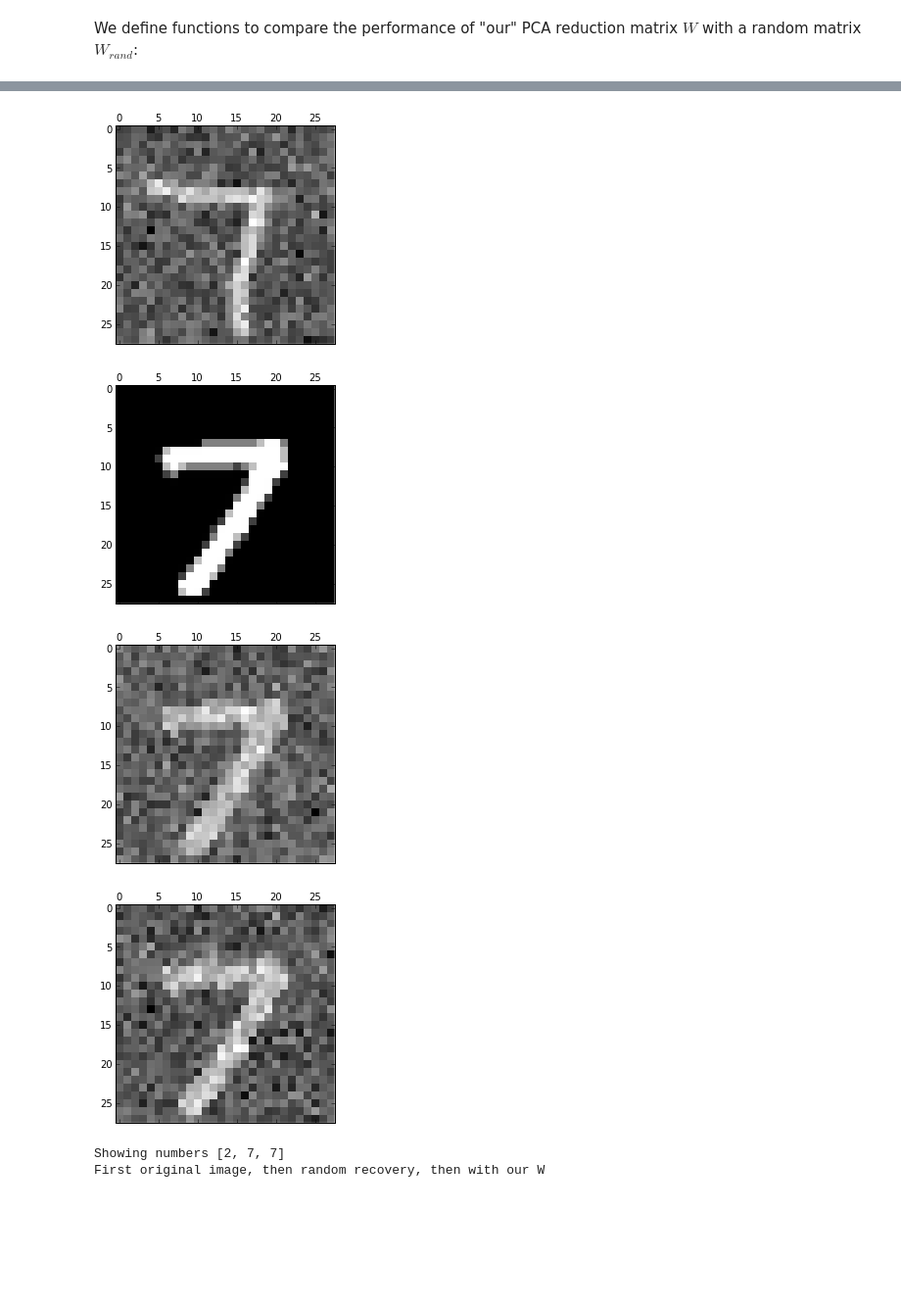
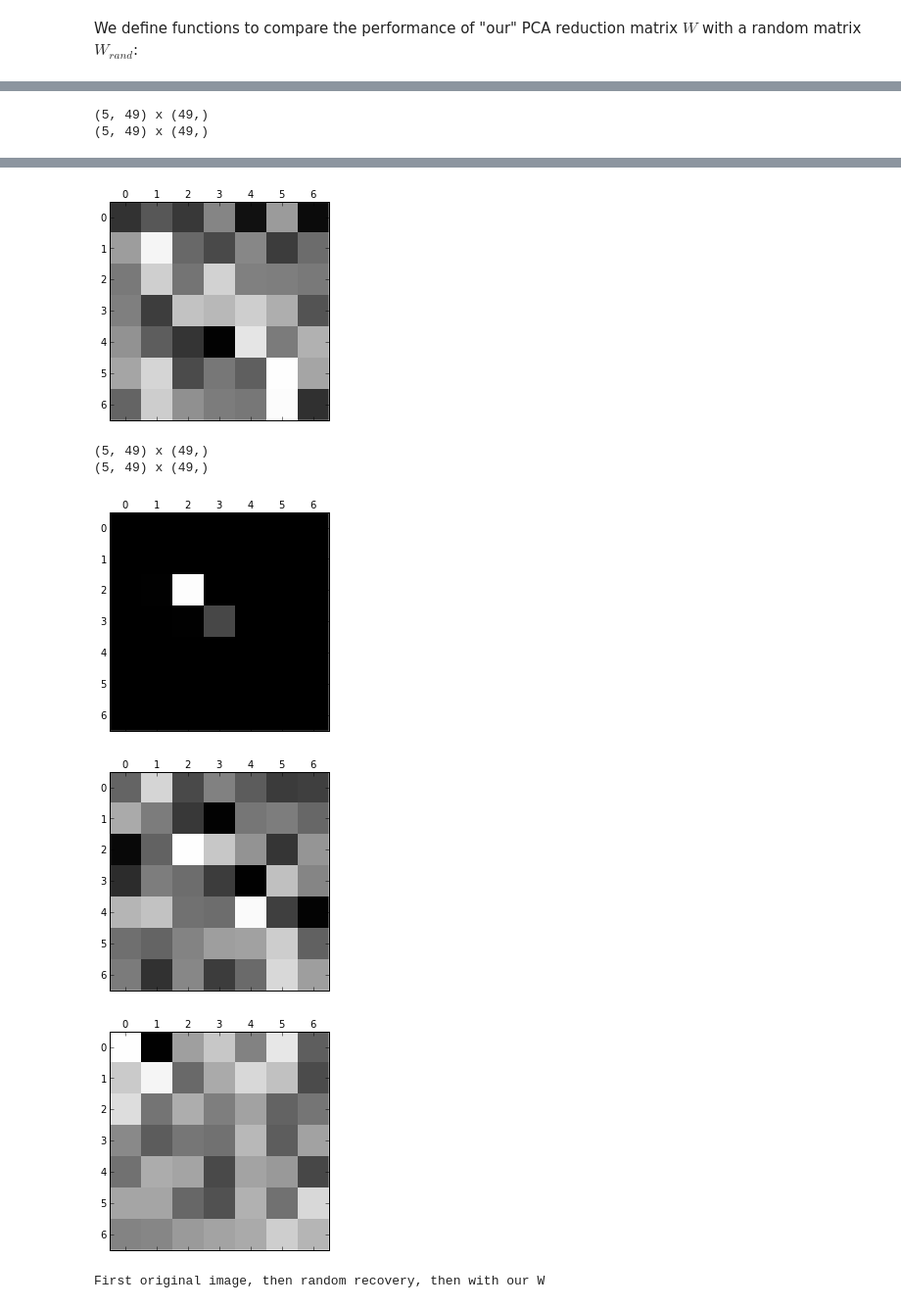
Before and after one commit to stablum/mlpm, a Jupyter notebook: 3/lab03_Belle_Mennes_Stablum.ipynb, the cells around one changed output, grey strips where cells are left out. Shown at 98% size. Saved outputs shown, nothing was run; the diff lists cells and outputs as text; code cells hidden in the pictures; blank space fills up the shorter version.

```diff
--- a/3/lab03_Belle_Mennes_Stablum.ipynb
+++ b/3/lab03_Belle_Mennes_Stablum.ipynb
@@ -1047,7 +1049,7 @@ N = 100
 data = numpy.random.multivariate_normal(means, covariance, (N)).T
 
 
-W = learnBPCA(data,epsilon=0.001,maxIterations=100, printInterval=1)
+W = learnBPCA(data,epsilon=0.0001,maxIterations=150, printInterval=10)
 
 plotHinton(W)
 # %% [output]
@@ -1093,0 +1133,4 @@ nrOriginalDimensions = dimIm**2
+# %%
+digitW = learnBPCA(newTrainSet,epsilon=0.000001,maxIterations=100, printInterval=20)
+
+plotHinton(digitW)
@@ -1094,34 +1187,31 @@ nrOriginalDimensions = dimIm**2
 # %% [markdown]
 We define functions to compare the performance of "our" PCA reduction matrix $W$ with a random matrix $W_{rand}$:
 # %%
-def getRecoveryResult(W, originalIm):
+def getRecoveryResult(W, originalIm, dimm=dimIm):
     Wpi = np.linalg.pinv(W)
+    #print "%s x %s" % (shape(W.T), shape(originalIm))
     imReduced = np.dot( W.T  , originalIm)
     imRecov = np.dot(Wpi.T, imReduced)
-    imRecovMatrix = imRecov.reshape((dimIm, dimIm))
+    imRecovMatrix = imRecov.reshape((dimm, dimm))
     return imRecovMatrix
 
-def showExamples(W,  nrExamples=3):
+def showExamples(W, rtest_set, dimm = dimIm, nrExamples=3):
 
     [_,nrCols] = shape(W)
-    Wrand = np.random.randn(nrOriginalDimensions,nrCols)
-    numbers = []
+    Wrand = np.random.randn(dimm**2,nrCols)
 
+    [_,nrIms ] = shape(rtest_set)
     for i in range(nrExamples):
-        randomIndex =  randint(0,nrImsTestSet-1)
-        originalIm = test_set[0][randomIndex]
-        originalLabel = test_set[1][randomIndex]
-        originalImMatrix=  originalIm.reshape((dimIm, dimIm))
+        randomIndex =  randint(0,nrIms-1)
+        originalIm = rtest_set[:,randomIndex]
+        originalImMatrix=  originalIm.reshape((dimm, dimm))
 
-        imRecovMatrixRand = getRecoveryResult(Wrand, originalIm)
-        imRecovMatrix = getRecoveryResult(W, originalIm)
+        imRecovMatrixRand = getRecoveryResult(Wrand, originalIm,dimm)
+        imRecovMatrix = getRecoveryResult(W, originalIm,dimm)
 
         matshow(originalImMatrix,cmap=cm.gray)
         matshow(imRecovMatrixRand,cmap=cm.gray)
         matshow(imRecovMatrix,cmap=cm.gray)
         plt.show()
 
-        numbers.append(originalLabel)
-
-    print "Showing numbers %s" % numbers
     print "First original image, then random recovery, then with our W"
@@ -1203,9 +1220,10 @@ KeyboardInterrupt:
 # %%
 
+nrDimensionsLeft = 5
+#W = np.random.randn(nrOriginalDimensions,nrDimensionsLeft)
 
-# TODO: run with our W
-nrDimensionsLeft = 500
-W = np.random.randn(nrOriginalDimensions,nrDimensionsLeft)
 
-showExamples(W)
+print shape(s)
+
+showExamples(s, newTrainSet, dimm=7)
 # %% [output]
@@ -1214,0 +1236,2 @@ showExamples(W)
+(5, 49) x (49,)
+(5, 49) x (49,)
@@ -1217,6 +1240,7 @@ showExamples(W)
-[figure, old version]
+[figure, new version]
+(5, 49) x (49,)
+(5, 49) x (49,)
-[figure, old version]
+[figure, new version]
-[figure, old version]
+[figure, new version]
-[figure, old version]
+[figure, new version]
-Showing numbers [2, 7, 7]
-First original image, then random recovery, then with our W
+First original image, then random recovery, then with our W
```
Also changed, not shown: parts of 17 cells of this notebook.
